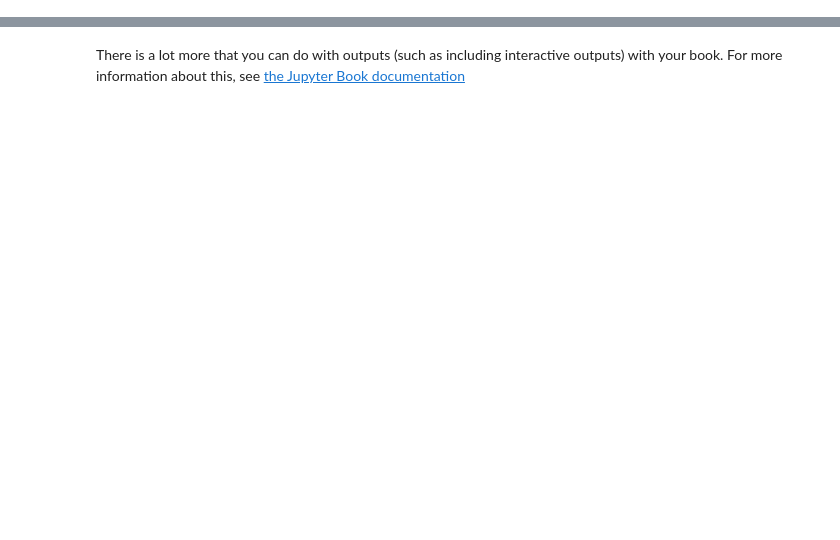
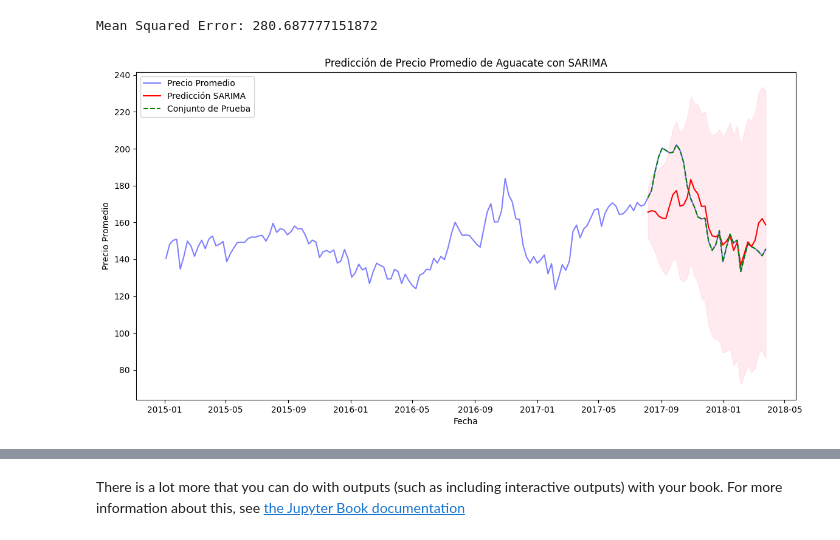
Before and after one commit to Jefryllerena/jbook_mll202330, a Jupyter notebook: _sources/notebooks.ipynb, the cells around one changed output, grey strips where cells are left out. Drawn from its saved outputs; the diff is of its cells as text; code cells hidden in the pictures; blank space fills up the shorter version.

```diff
--- a/_sources/notebooks.ipynb
+++ b/_sources/notebooks.ipynb
@@ -44,0 +226,40 @@ plt.ion()
+# %%
+import pandas as pd
+import numpy as np
+import matplotlib.pyplot as plt
+from statsmodels.tsa.statespace.sarimax import SARIMAX
+from sklearn.metrics import mean_squared_error
+
+# Supongamos que df1 ya contiene la serie de tiempo
+# Dividir los datos en entrenamiento y prueba
+train_size = int(len(df1) * 0.8)  # 80% para entrenamiento
+train, test = df1['AveragePrice'][:train_size], df1['AveragePrice'][train_size:]
+
+# Ajustar el modelo SARIMA
+model = SARIMAX(train, order=(1, 1, 0), seasonal_order=(1, 1, 0, 52))
+results = model.fit()
+
+# Realizar predicciones en el conjunto de prueba
+pred = results.get_forecast(steps=len(test))
+pred_conf = pred.conf_int()
+
+# Calcular el error cuadrático medio
+mse = mean_squared_error(test, pred.predicted_mean)
+print(f'Mean Squared Error: {mse}')
+
+# Graficar la serie de tiempo, las predicciones y el conjunto de prueba
+plt.figure(figsize=(14, 7))
+plt.plot(df1['AveragePrice'], label='Precio Promedio', color='blue', alpha=0.5)
+plt.plot(pred.predicted_mean.index, pred.predicted_mean, label='Predicción SARIMA', color='red')
+plt.fill_between(pred_conf.index, pred_conf.iloc[:, 0], pred_conf.iloc[:, 1], color='pink', alpha=0.3)
+plt.plot(test.index, test, label='Conjunto de Prueba', color='green', linestyle='--')
+
+# Configuraciones de la gráfica
+plt.title('Predicción de Precio Promedio de Aguacate con SARIMA')
+plt.xlabel('Fecha')
+plt.ylabel('Precio Promedio')
+plt.legend()
+plt.show()
+# %% [output]
+Mean Squared Error: 280.687777151872
+[figure, added]
```
Also changed, not shown: parts of 12 cells of this notebook, 9 other files.
